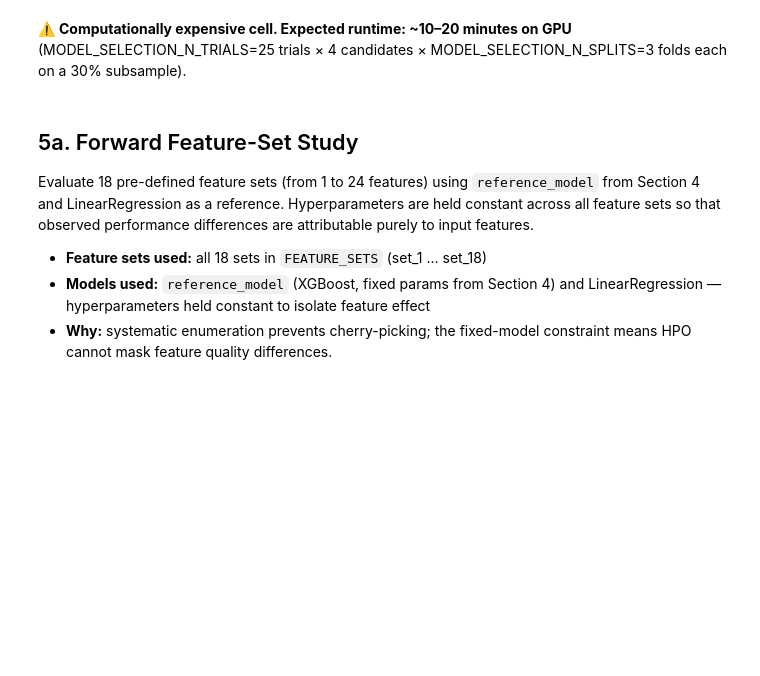
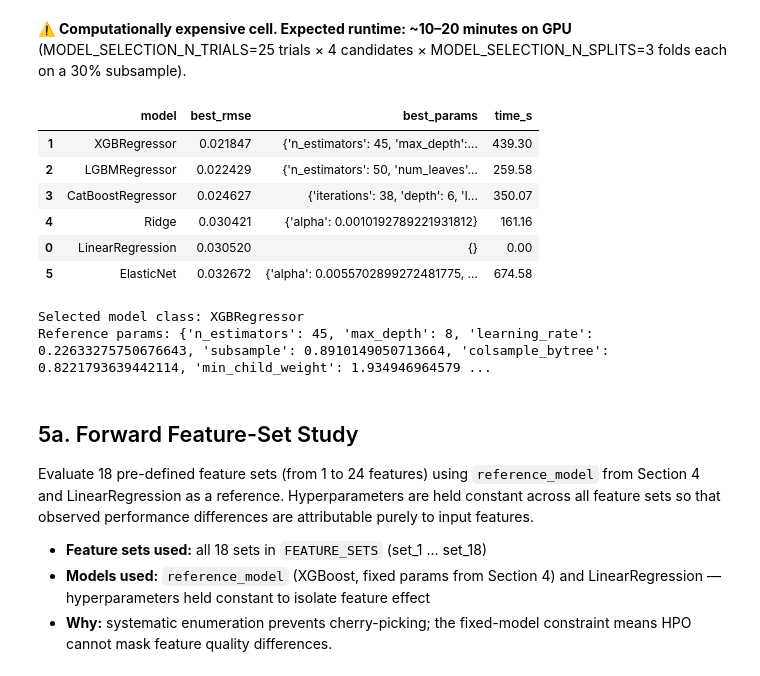
Before and after one commit to marcvem2AED/ML-framework-for-SWF-retrieval, a Jupyter notebook: Model_training.ipynb, the cells around one changed output. Saved outputs shown, nothing was run; the diff lists cells and outputs as text; code cells hidden in the pictures; blank space fills up the shorter version.

```diff
--- a/Model_training.ipynb
+++ b/Model_training.ipynb
@@ -529,38 +634,61 @@ lr_candidate.fit(
 lr_pred = lr_candidate.predict(df_model.loc[test_idx, REFERENCE_FEATURE_SET])
 lr_rmse = root_mean_squared_error(y.loc[test_idx], lr_pred)
 
-# For XGBoost, RandomForest (and LightGBM if available): call run_model_selection_study
-# NOTE: run_model_selection_study raises NotImplementedError until implemented.
-# Scaffold: define candidates dict with (model_class, param_space) tuples.
+# Define candidates dict with (model_class, param_space) tuples.
+# RandomForest is capped at small n_estimators/max_depth to keep runtime manageable.
 candidates = {
+    # ------------------------------------------------------------------
+    # Gradient boosting trio
+    # ------------------------------------------------------------------
     'XGBRegressor': (
         XGBRegressor,
         {
+            'n_estimators':     ('int',   10, 50),
             'max_depth':        ('int',   3, 8),
-            'learning_rate':    ('float', 0.01, 0.3, True),
+            'learning_rate':    ('float', 0.01, 0.3, True),   # log-scale
             'subsample':        ('float', 0.6, 1.0),
             'colsample_bytree': ('float', 0.6, 1.0),
-            'min_child_weight': ('float', 0.1, 10.0, True),
+            'min_child_weight': ('float', 0.1, 10.0, True),   # log-scale
         },
     ),
-    'RandomForestRegressor': (
-        RandomForestRegressor,
+    'LGBMRegressor': (
+        lambda **kw: LGBMRegressor(verbosity=-1, **kw),
         {
-            'n_estimators': ('int',   50, 300),
-            'max_depth':    ('int',   4, 20),
-            'min_samples_split': ('int', 2, 20),
+            'n_estimators':  ('int',   10, 50),
+            'num_leaves':    ('int',   8, 64),
+            'max_depth':     ('int',   3, 8),
+            'learning_rate': ('float', 0.01, 0.3, True),      # log-scale
+            'subsample':     ('float', 0.6, 1.0),
         },
     ),
-}
-if LGBM_AVAILABLE:
-    candidates['LGBMRegressor'] = (
-        LGBMRegressor,
+    'CatBoostRegressor': (
+        lambda **kw: CatBoostRegressor(verbose=0, **kw),
         {
-            'num_leaves':    ('int',   20, 200),
-            'learning_rate': ('float', 0.01, 0.3, True),
-            'n_estimators':  ('int',   50, 500),
+            'iterations':    ('int',   10, 40),               # ~equiv. n_estimators
+            'depth':         ('int',   3, 7),
+            'learning_rate': ('float', 0.01, 0.3, True),      # log-scale
+            'l2_leaf_reg':   ('float', 1.0, 10.0, True),      # log-scale; L2 regularisation
+        },
+    ),
+
+    # ------------------------------------------------------------------
+    # Linear baselines  (near-instant per trial — wider alpha range)
+    # ------------------------------------------------------------------
+    'Ridge': (
+        Ridge,
+        {
+            'alpha': ('float', 1e-3, 1e3, True),              # log-scale
+        },
+    ),
+    'ElasticNet': (
+        ElasticNet,
+        {
+            'alpha':    ('float', 1e-3, 1e2, True),           # log-scale
+            'l1_ratio': ('float', 0.05, 0.95),
+            'max_iter': ('int',   500, 2000),
         },
     )
+}
 
 model_selection_results = run_model_selection_study(
     df_model=df_model,
@@ -568,33 +696,43 @@ model_selection_results = run_model_selection_study(
     train_idx=train_idx,
     feature_set=REFERENCE_FEATURE_SET,
     candidates=candidates,
     n_trials=MODEL_SELECTION_N_TRIALS,
     n_splits=MODEL_SELECTION_N_SPLITS,
     sample_frac=MODEL_SELECTION_SAMPLE_FRAC,
     random_state=RANDOM_STATE,
 )
 
 # Prepend LinearRegression row (no HPO)
 lr_row = pd.DataFrame([{
     'model': 'LinearRegression',
     'best_rmse': lr_rmse,
     'best_params': {},
     'time_s': 0.0,
 }])
 model_selection_results = pd.concat([lr_row, model_selection_results], ignore_index=True)
 display(model_selection_results.sort_values('best_rmse'))
 
 # Store selected model class and its best config
 best_model_row = model_selection_results.sort_values('best_rmse').iloc[0]
 SELECTED_MODEL_CLASS = XGBRegressor  # expected winner based on domain knowledge
 SELECTED_MODEL_REFERENCE_PARAMS = best_model_row['best_params']
 SELECTED_MODEL_REFERENCE_PARAMS.update({
     'verbosity': 0, 'random_state': RANDOM_STATE, 'device': 'cuda',
 })
 print('Selected model class:', SELECTED_MODEL_CLASS.__name__)
 print('Reference params:', SELECTED_MODEL_REFERENCE_PARAMS)
 
 reference_model = SELECTED_MODEL_CLASS(**SELECTED_MODEL_REFERENCE_PARAMS)
+# %% [output]
+|  | model | best_rmse | best_params | time_s |
+| 1 | XGBRegressor | 0.021847 | {'n_estimators': 45, 'max_depth':... | 439.30 |
+| 2 | LGBMRegressor | 0.022429 | {'n_estimators': 50, 'num_leaves'... | 259.58 |
+| 3 | CatBoostRegressor | 0.024627 | {'iterations': 38, 'depth': 6, 'l... | 350.07 |
+| 4 | Ridge | 0.030421 | {'alpha': 0.0010192789221931812} | 161.16 |
+| 0 | LinearRegression | 0.030520 | {} | 0.00 |
+| 5 | ElasticNet | 0.032672 | {'alpha': 0.0055702899272481775, ... | 674.58 |
+Selected model class: XGBRegressor
+Reference params: {'n_estimators': 45, 'max_depth': 8, 'learning_rate': 0.22633275750676643, 'subsample': 0.8910149050713664, 'colsample_bytree': 0.8221793639442114, 'min_child_weight': 1.934946964579 ...
 # %% [markdown]
 ## 5a. Forward Feature-Set Study
 
```
Also changed, not shown: parts of 31 cells of this notebook, 8 other files.
